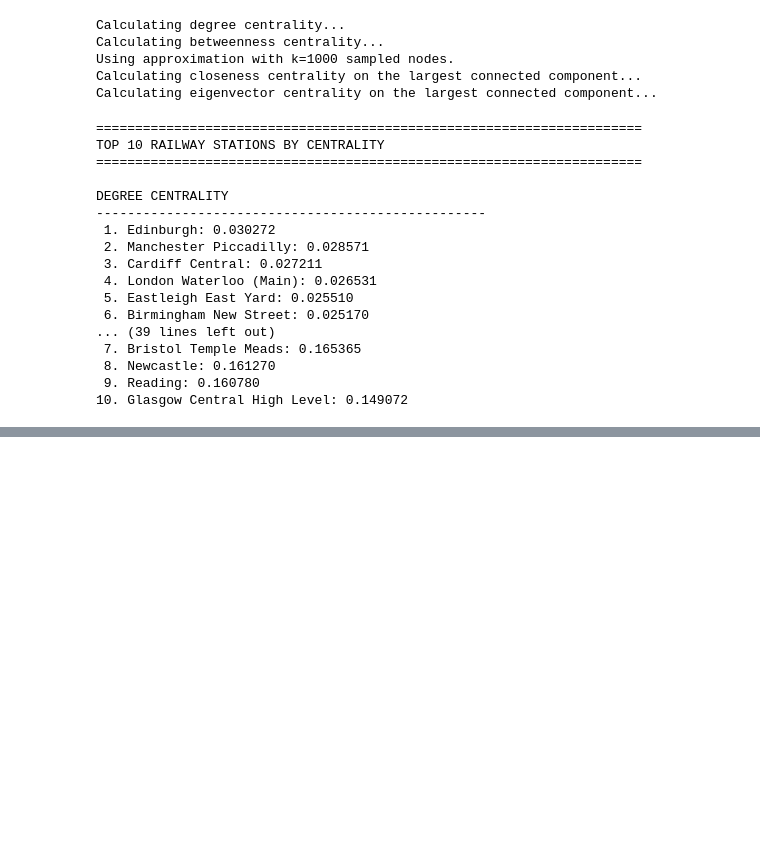
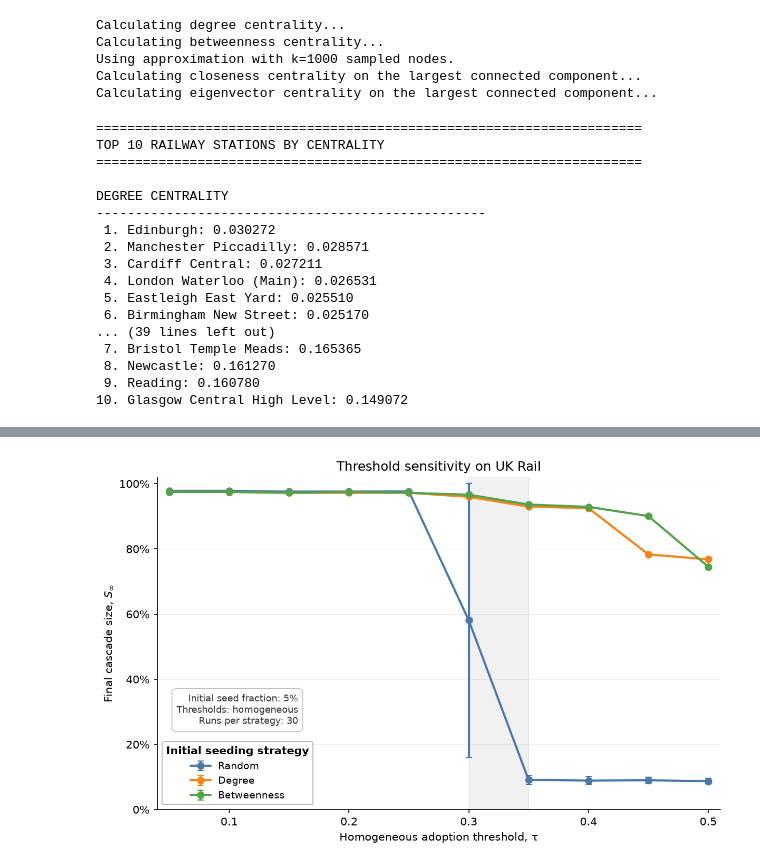
Before and after one commit to marcocusi/model-based-decisions, a Jupyter notebook: Assignment 2/Assignment2.ipynb, the cells around one changed output, grey strips where cells are left out. Cells and saved outputs as stored; diff of their text form; code cells hidden in the pictures; blank space fills up the shorter version.

```diff
--- a/Assignment 2/Assignment2.ipynb
+++ b/Assignment 2/Assignment2.ipynb
@@ -601,0 +964,19 @@ plt.show()
+# %%
+df_results, df_trajectories = run_baseline_experiments(
+    N=N,
+    k_avg=k_avg,
+    empirical_graph=G,
+    ensembles=ENSEMBLES,
+    runs_per_setting=RUNS_PER_SETTING,
+    seed_fraction=SEED_FRACTION,
+    threshold_mode=THRESHOLD_MODE,
+    phi_mean=PHI_MEAN,
+    phi_std=PHI_STD,
+    max_steps=MAX_STEPS,
+    seed_base=RANDOM_SEED,
+)
+
+print(f"Completed {len(df_results):,} strategy-level trials.")
+print(f"Trajectory records: {len(df_trajectories):,}")
+save_dataframe_if_directory_exists(df_results, "baseline_trial_results.csv")
+save_dataframe_if_directory_exists(df_trajectories, "baseline_adoption_trajectories.csv")
@@ -601,0 +1234,78 @@ plt.show()
+# %%
+fig, ax = plt.subplots(figsize=(8.2, 5.2), dpi=150)
+
+for strategy in strategy_order:
+    part = tau_summary.loc[
+        tau_summary["Strategy"].eq(strategy)
+    ].sort_values("Parameter")
+
+    ax.errorbar(
+        part["Parameter"],
+        part["mean"],
+        yerr=part["std"].fillna(0),
+        color=STRATEGY_COLORS[strategy],
+        marker="o",
+        markersize=6,
+        linewidth=2,
+        capsize=3,
+        label=strategy,
+        zorder=3
+    )
+
+# Highlight the observed tipping interval for random seeding
+ax.axvspan(0.30, 0.35, color="#999999", alpha=0.13, zorder=0)
+
+ax.set(
+    title="Threshold sensitivity on UK Rail",
+    xlabel="Homogeneous adoption threshold, τ",
+    ylabel="Final cascade size, $S_\\infty$"
+)
+
+ax.set_ylim(0, 1.02)
+ax.set_xlim(0.04, 0.51)
+ax.yaxis.set_major_formatter(
+    plt.FuncFormatter(lambda y, _: f"{y:.0%}")
+)
+
+# Minimal grid
+ax.grid(axis="y", alpha=0.22, linewidth=0.6)
+ax.spines[["top", "right"]].set_visible(False)
+
+# Legend
+legend = ax.legend(
+    title="Initial seeding strategy",
+    loc="lower left",
+    frameon=True,
+    fancybox=True,
+    framealpha=0.98,
+    edgecolor="#BBBBBB",
+    fontsize=9,
+    title_fontsize=10
+)
+legend.get_title().set_fontweight("bold")
+
+# Information box directly above legend
+ax.text(
+    0.25, 0.35,
+    "Initial seed fraction: 5%\n"
+    "Thresholds: homogeneous\n"
+    "Runs per strategy: 30",
+    transform=ax.transAxes,
+    fontsize=8.5,
+    color="#333333",
+    va="top",
+    ha="right",
+    bbox=dict(
+        boxstyle="round,pad=0.5",
+        facecolor="white",
+        edgecolor="#BBBBBB",
+        linewidth=0.8,
+        alpha=0.97
+    ),
+    zorder=5
+)
+
+fig.tight_layout()
+save_figure_if_directory_exists(fig, "uk_rail_threshold_sensitivity.png")
+plt.show()
+# %% [output]
@@ -601,0 +1313 @@ plt.show()
+[figure, added]
```
Also changed, not shown: parts of 54 cells of this notebook, 25 other files.
